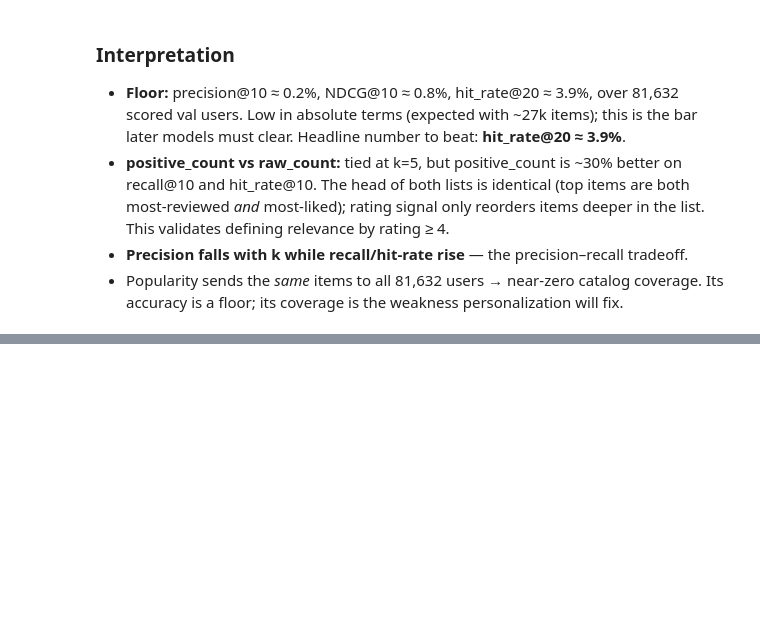
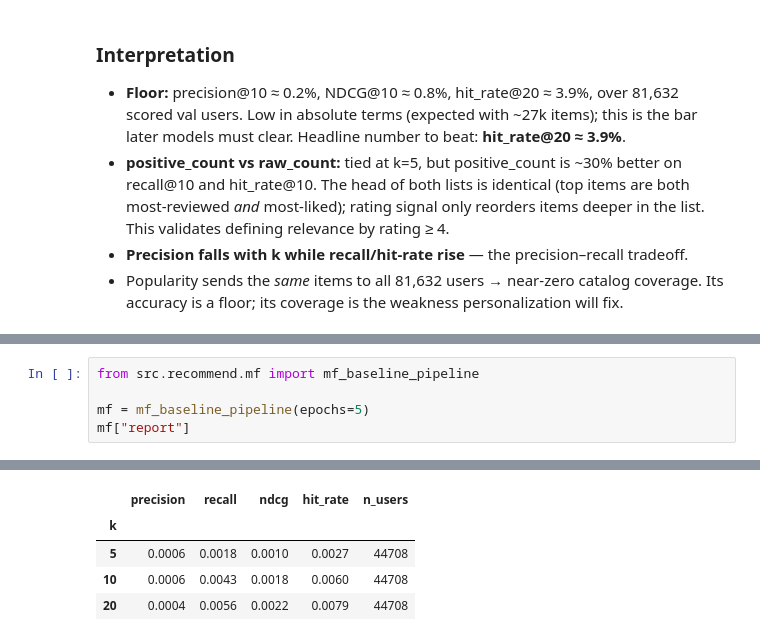
Before and after one commit to Pantelijaa/RecoSearch, a Jupyter notebook: notebooks/02_baseline_results.ipynb, the cells around one changed output, grey strips where cells are left out. Saved outputs shown, nothing was run; the diff lists cells and outputs as text; blank space fills up the shorter version.

```diff
--- a/notebooks/02_baseline_results.ipynb
+++ b/notebooks/02_baseline_results.ipynb
@@ -155,0 +163,6 @@ Computed item popularity by=positive_count: 27135 items ranked from 1041605 inte
+# %%
+from src.recommend.mf import mf_baseline_pipeline
+
+mf = mf_baseline_pipeline(epochs=5)
+mf["report"]
+# %% [output]
@@ -155,0 +186,5 @@ Computed item popularity by=positive_count: 27135 items ranked from 1041605 inte
+|  | precision | recall | ndcg | hit_rate | n_users |
+| k |  |  |  |  |  |
+| 5 | 0.0006 | 0.0018 | 0.0010 | 0.0027 | 44708 |
+| 10 | 0.0006 | 0.0043 | 0.0018 | 0.0060 | 44708 |
+| 20 | 0.0004 | 0.0056 | 0.0022 | 0.0079 | 44708 |
```
Also changed, not shown: parts of 5 cells of this notebook.
